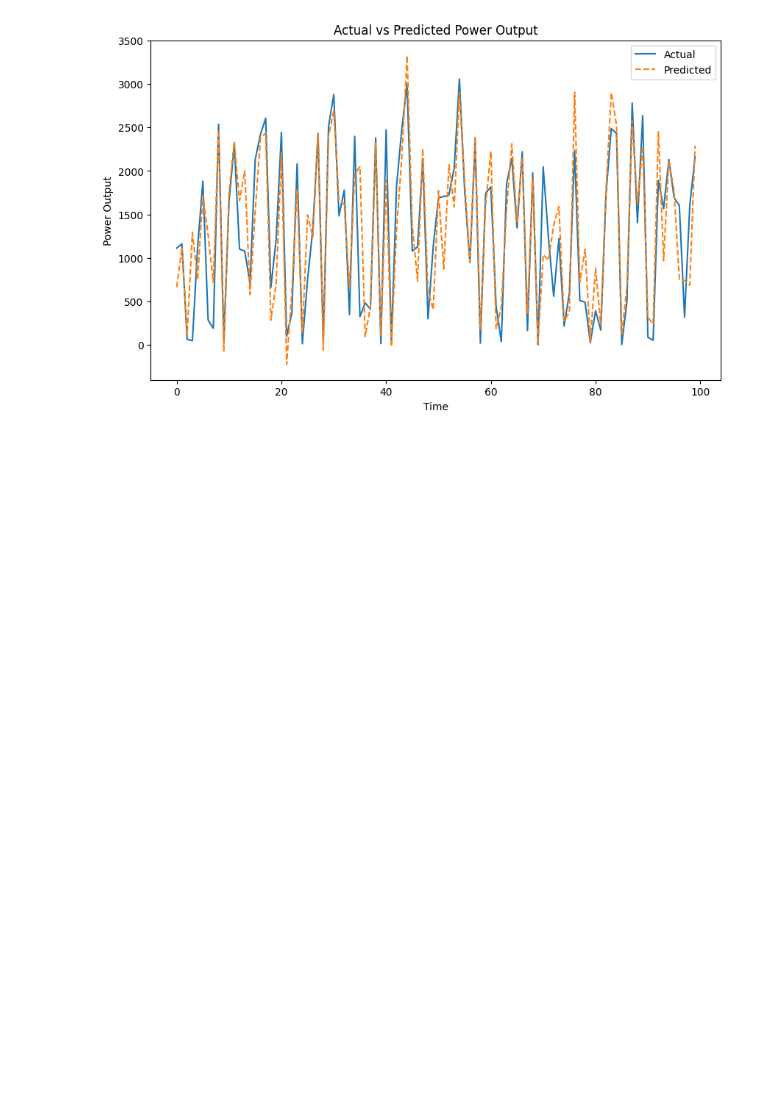
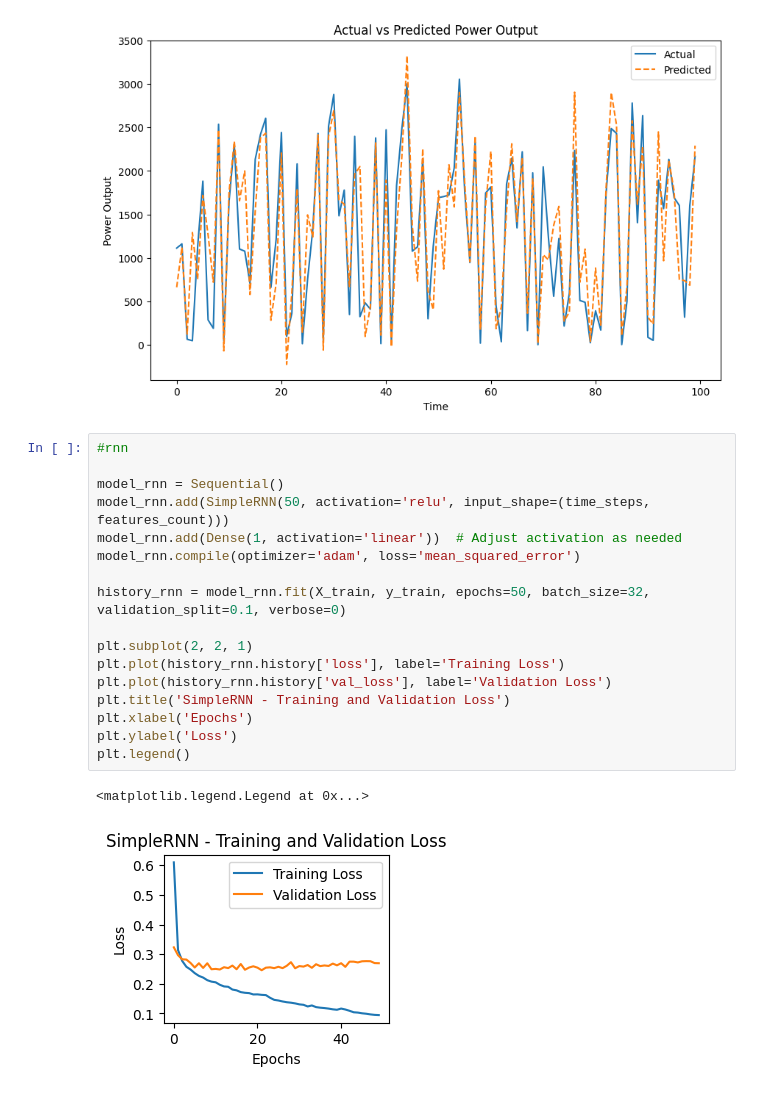
Before and after one commit to duxo707/rubix24_random_access_memories, a Jupyter notebook: rubix24_solar_power_pred.ipynb, the cells around one changed output. Cells and saved outputs as stored; diff of their text form; blank space fills up the shorter version.

Commit message:
commit for req 2 solar all models

```diff
--- a/rubix24_solar_power_pred.ipynb
+++ b/rubix24_solar_power_pred.ipynb
@@ -143,3 +126,23 @@ plt.legend()
 plt.show()
 # %% [output]
 [figure]
+# %%
+#rnn
+
+model_rnn = Sequential()
+model_rnn.add(SimpleRNN(50, activation='relu', input_shape=(time_steps, features_count)))
+model_rnn.add(Dense(1, activation='linear'))  # Adjust activation as needed
+model_rnn.compile(optimizer='adam', loss='mean_squared_error')
+
+history_rnn = model_rnn.fit(X_train, y_train, epochs=50, batch_size=32, validation_split=0.1, verbose=0)
+
+plt.subplot(2, 2, 1)
+plt.plot(history_rnn.history['loss'], label='Training Loss')
+plt.plot(history_rnn.history['val_loss'], label='Validation Loss')
+plt.title('SimpleRNN - Training and Validation Loss')
+plt.xlabel('Epochs')
+plt.ylabel('Loss')
+plt.legend()
+# %% [output]
+<matplotlib.legend.Legend at 0x...>
+[figure, added]
```
Also changed, not shown: parts of 5 cells of this notebook.
